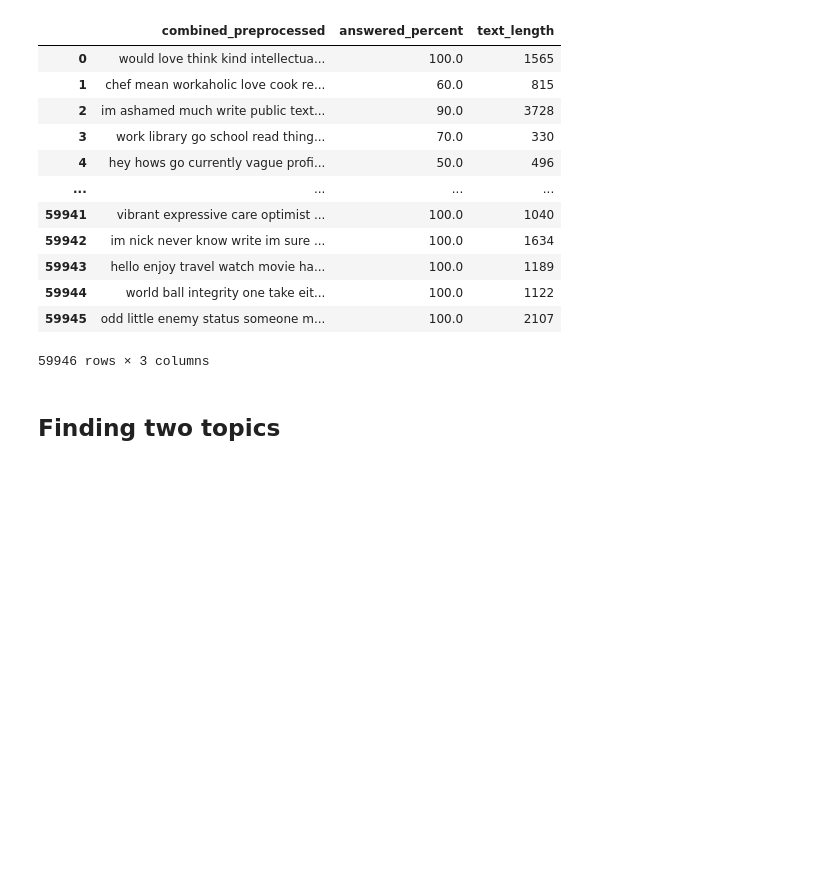
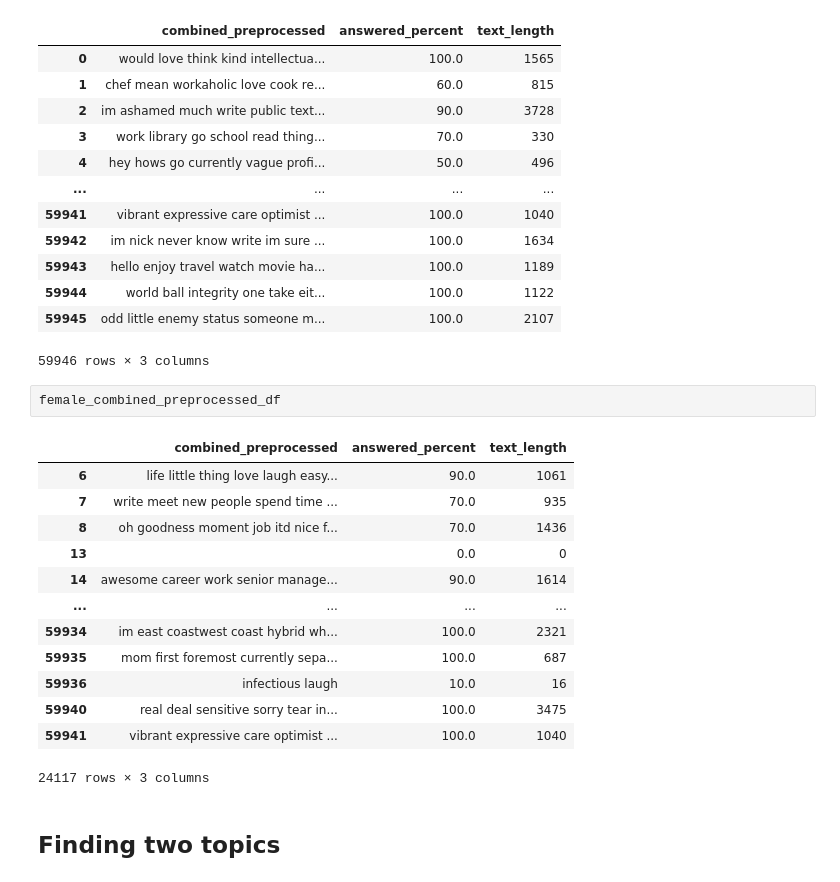
Before and after one commit to ninamcunha/amooora, a Jupyter notebook: notebooks/dedemenezes_final_lda.ipynb, the cells around one changed output. Cells and saved outputs as stored; diff of their text form; blank space fills up the shorter version.

```diff
--- a/notebooks/dedemenezes_final_lda.ipynb
+++ b/notebooks/dedemenezes_final_lda.ipynb
@@ -22,6 +50,22 @@ df
 | 59944 | world ball integrity one take eit... | 100.0 | 1122 |
 | 59945 | odd little enemy status someone m... | 100.0 | 2107 |
 59946 rows × 3 columns
+# %%
+female_combined_preprocessed_df
+# %% [output]
+|  | combined_preprocessed | answered_percent | text_length |
+| 6 | life little thing love laugh easy... | 90.0 | 1061 |
+| 7 | write meet new people spend time ... | 70.0 | 935 |
+| 8 | oh goodness moment job itd nice f... | 70.0 | 1436 |
+| 13 |  | 0.0 | 0 |
+| 14 | awesome career work senior manage... | 90.0 | 1614 |
+| ... | ... | ... | ... |
+| 59934 | im east coastwest coast hybrid wh... | 100.0 | 2321 |
+| 59935 | mom first foremost currently sepa... | 100.0 | 687 |
+| 59936 | infectious laugh | 10.0 | 16 |
+| 59940 | real deal sensitive sorry tear in... | 100.0 | 3475 |
+| 59941 | vibrant expressive care optimist ... | 100.0 | 1040 |
+24117 rows × 3 columns
 # %% [markdown]
 ## Finding two topics
 # %% [markdown]
```
Also changed, not shown: parts of 26 cells of this notebook.
